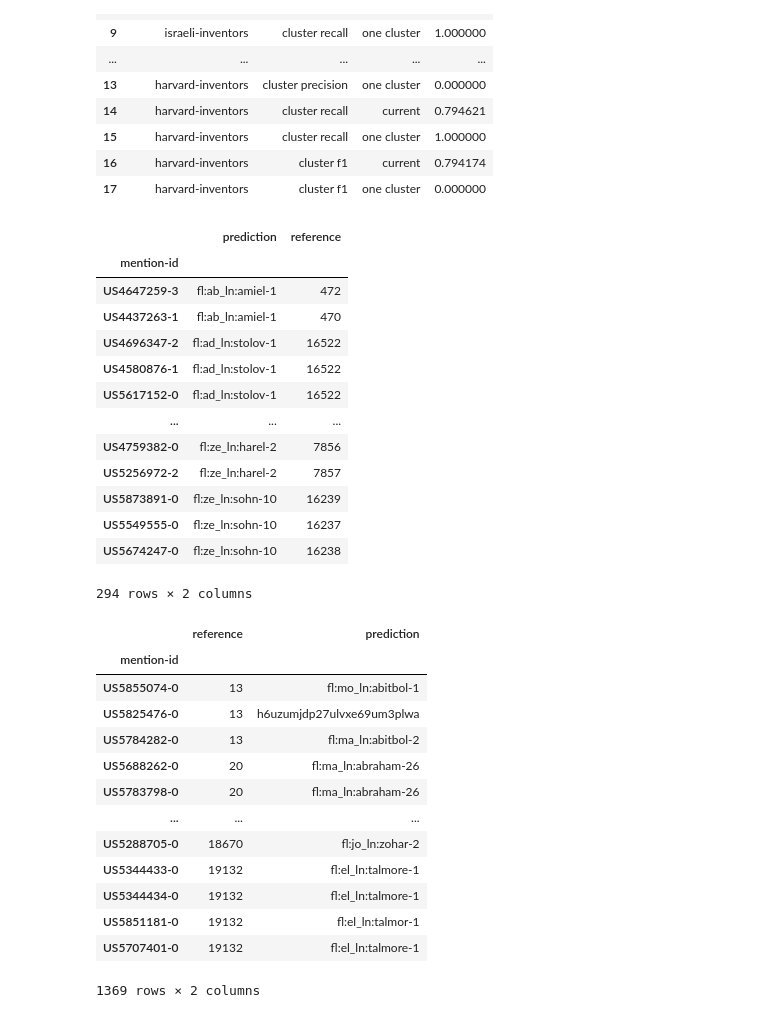
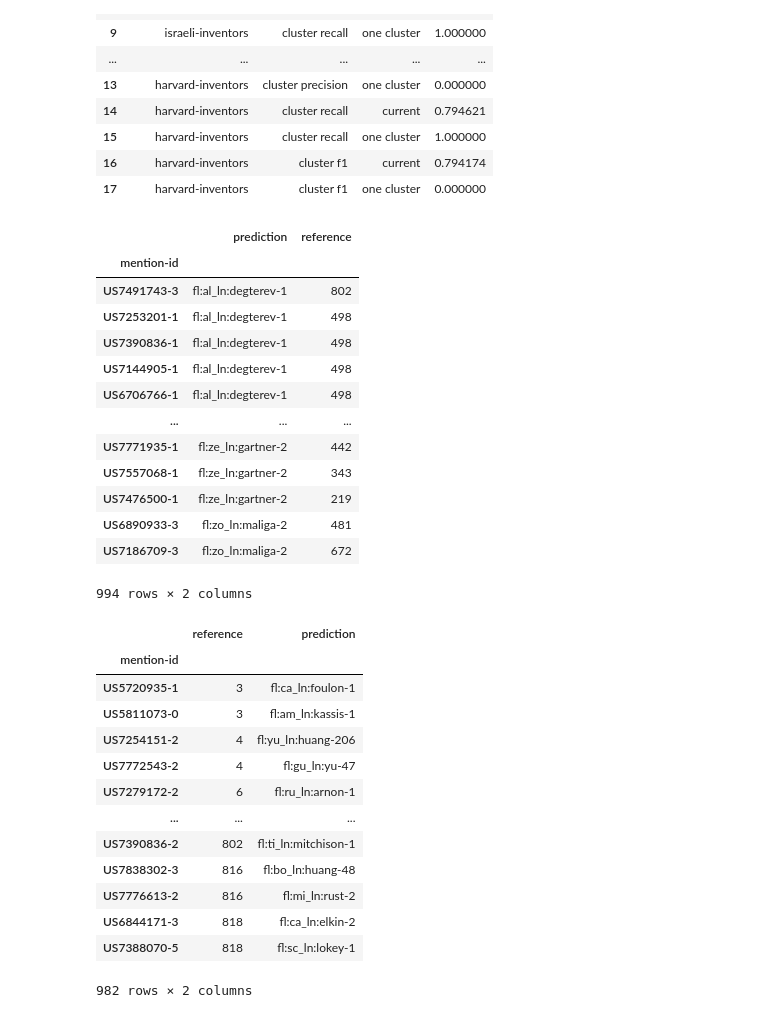
Before and after one commit to PatentsView/PatentsView-Evaluation, a Jupyter notebook: examples/benchmark/report.ipynb, the cells around one changed output. Drawn from its saved outputs; the diff is of its cells as text; code cells hidden in the pictures.

```diff
--- a/examples/benchmark/report.ipynb
+++ b/examples/benchmark/report.ipynb
@@ -60,34 +60,34 @@ from pv_evaluation.benchmark import inspect_clusters_to_split, inspect_clusters_
 # %%
-inspect_clusters_to_split(result, load_israeli_inventors_benchmark())
+inspect_clusters_to_split(result, load_harvard_inventors_benchmark())
 # %% [output]
 |  | prediction | reference |
 | mention-id |  |  |
-| US4647259-3 | fl:ab_ln:amiel-1 | 472 |
-| US4437263-1 | fl:ab_ln:amiel-1 | 470 |
-| US4696347-2 | fl:ad_ln:stolov-1 | 16522 |
-| US4580876-1 | fl:ad_ln:stolov-1 | 16522 |
-| US5617152-0 | fl:ad_ln:stolov-1 | 16522 |
+| US7491743-3 | fl:al_ln:degterev-1 | 802 |
+| US7253201-1 | fl:al_ln:degterev-1 | 498 |
+| US7390836-1 | fl:al_ln:degterev-1 | 498 |
+| US7144905-1 | fl:al_ln:degterev-1 | 498 |
+| US6706766-1 | fl:al_ln:degterev-1 | 498 |
 | ... | ... | ... |
-| US4759382-0 | fl:ze_ln:harel-2 | 7856 |
-| US5256972-2 | fl:ze_ln:harel-2 | 7857 |
-| US5873891-0 | fl:ze_ln:sohn-10 | 16239 |
-| US5549555-0 | fl:ze_ln:sohn-10 | 16237 |
-| US5674247-0 | fl:ze_ln:sohn-10 | 16238 |
+| US7771935-1 | fl:ze_ln:gartner-2 | 442 |
+| US7557068-1 | fl:ze_ln:gartner-2 | 343 |
+| US7476500-1 | fl:ze_ln:gartner-2 | 219 |
+| US6890933-3 | fl:zo_ln:maliga-2 | 481 |
+| US7186709-3 | fl:zo_ln:maliga-2 | 672 |
-294 rows × 2 columns
+994 rows × 2 columns
 # %%
-inspect_clusters_to_merge(result, load_israeli_inventors_benchmark())
+inspect_clusters_to_merge(result, load_harvard_inventors_benchmark())
 # %% [output]
 |  | reference | prediction |
 | mention-id |  |  |
-| US5855074-0 | 13 | fl:mo_ln:abitbol-1 |
-| US5825476-0 | 13 | h6uzumjdp27ulvxe69um3plwa |
-| US5784282-0 | 13 | fl:ma_ln:abitbol-2 |
-| US5688262-0 | 20 | fl:ma_ln:abraham-26 |
-| US5783798-0 | 20 | fl:ma_ln:abraham-26 |
+| US5720935-1 | 3 | fl:ca_ln:foulon-1 |
+| US5811073-0 | 3 | fl:am_ln:kassis-1 |
+| US7254151-2 | 4 | fl:yu_ln:huang-206 |
+| US7772543-2 | 4 | fl:gu_ln:yu-47 |
+| US7279172-2 | 6 | fl:ru_ln:arnon-1 |
 | ... | ... | ... |
-| US5288705-0 | 18670 | fl:jo_ln:zohar-2 |
-| US5344433-0 | 19132 | fl:el_ln:talmore-1 |
-| US5344434-0 | 19132 | fl:el_ln:talmore-1 |
-| US5851181-0 | 19132 | fl:el_ln:talmor-1 |
-| US5707401-0 | 19132 | fl:el_ln:talmore-1 |
+| US7390836-2 | 802 | fl:ti_ln:mitchison-1 |
+| US7838302-3 | 816 | fl:bo_ln:huang-48 |
+| US7776613-2 | 816 | fl:mi_ln:rust-2 |
+| US6844171-3 | 818 | fl:ca_ln:elkin-2 |
+| US7388070-5 | 818 | fl:sc_ln:lokey-1 |
-1369 rows × 2 columns
+982 rows × 2 columns
```
Also changed, not shown: parts of 1 cell of this notebook, 8 other files.
